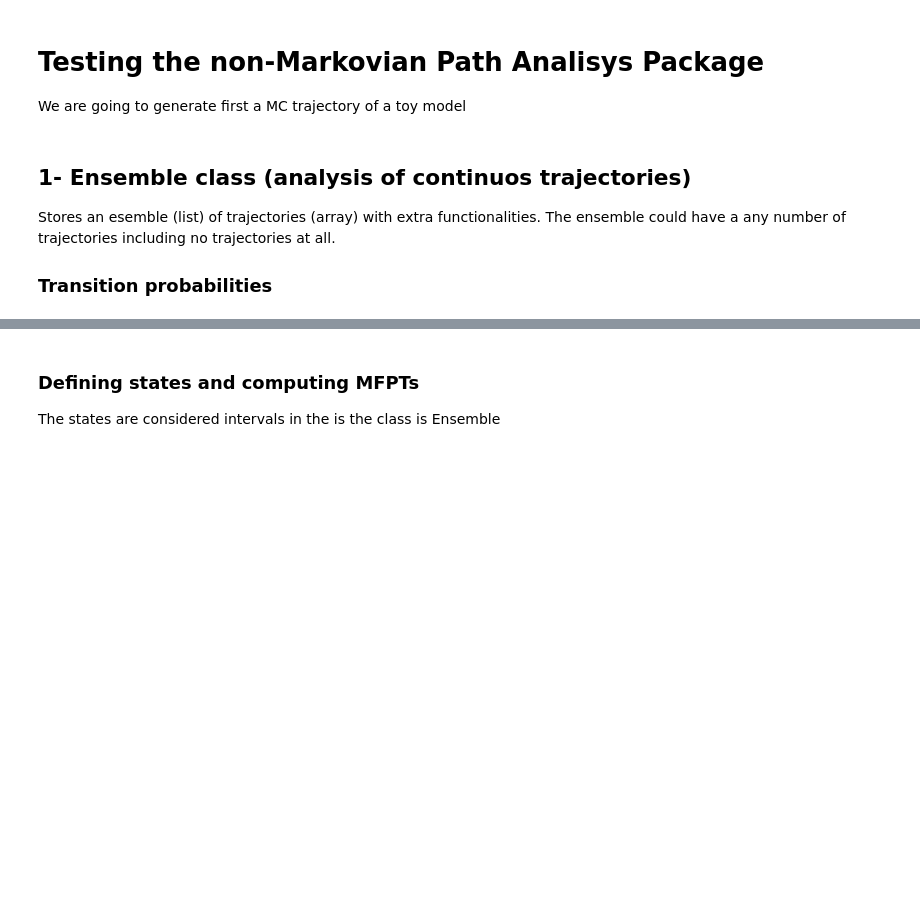
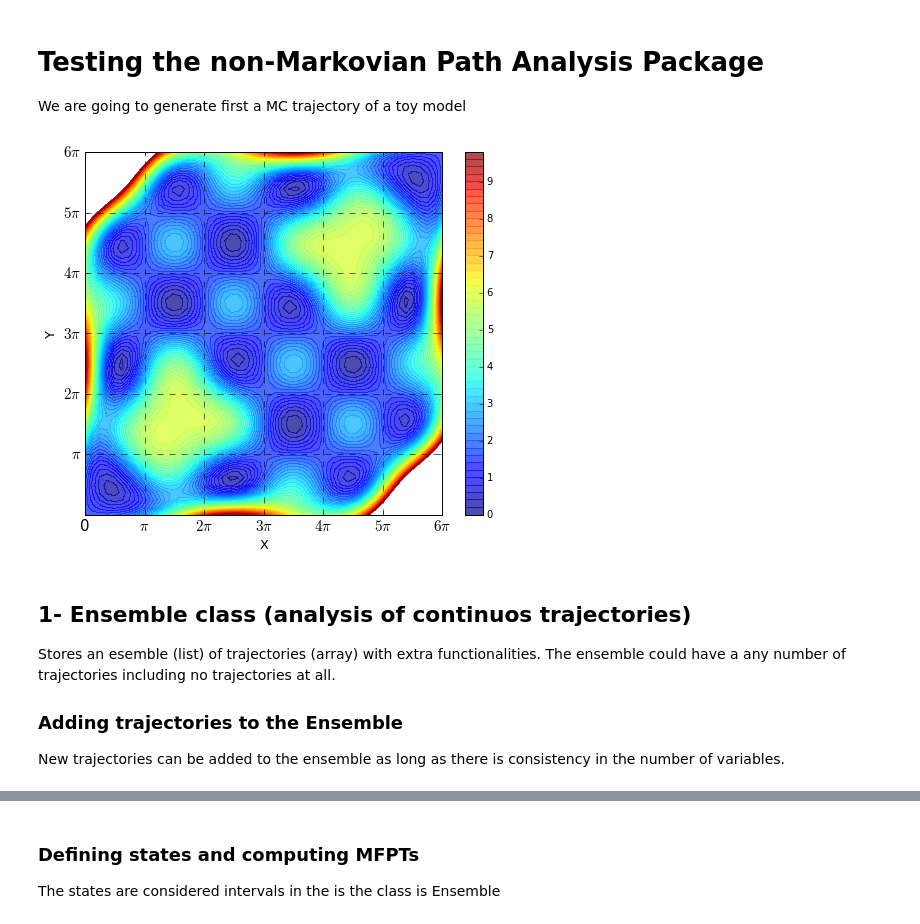
Before and after one commit to ZuckermanLab/NMpathAnalysis, a Jupyter notebook: nm_path_analysis_testing.ipynb, the cells around one changed output, grey strips where cells are left out. Cells and saved outputs as stored; diff of their text form; code cells hidden in the pictures; blank space fills up the shorter version.

```diff
--- a/nm_path_analysis_testing.ipynb
+++ b/nm_path_analysis_testing.ipynb
@@ -1,5 +1,5 @@
 # %% [markdown]
-# Testing the non-Markovian Path Analisys Package
+# Testing the non-Markovian Path Analysis Package
 
 We are going to generate first a MC trajectory of a toy model
 # %%
@@ -10,2 +23,43 @@ from src.ensemble import *
+# %%
+def plot_traj(list_of_trajs, discrete=[False],color='k',line_width=0.5):
+
+    xlist = np.linspace(0,6*pi)
+    ylist = np.linspace(0,6*pi)
+    X,Y = np.meshgrid(xlist, ylist)
+
+    Z = np.array([[energy(X[i,j],Y[i,j]) for i in range(len(X))] for j in range(len(X))])
+
+    plt.figure(figsize=(8,6.5))
+
+    #im = plt.imshow(Z,interpolation='bilinear',vmin = -5,vmax =5,cmap=cm.Spectral,alpha=0.5)
+    #plt.colorbar(im)
+
+    levels = list(np.arange(0, 10, 0.2))
+    plt.contourf(X, Y, Z,levels,linestyles = 'solid',cmap=cm.jet, alpha =0.7)
+
+    for i,element in enumerate(list_of_trajs):
+        if not discrete[i]:
+            plt.plot(element[0],element[1],color=color,linewidth=line_width)
+        else:
+            xi = np.array(element[0])
+            x_values = [pi*(int(element/6)+0.5+np.random.normal(0,0.1)) for element in xi]
+            y_values = [pi*(element%6+0.5+np.random.normal(0,0.1)) for element in xi]
+            plt.plot(x_values,y_values,color=color,linewidth=line_width)
+
+
+    plt.axis([0, 6*pi, 0, 6*pi])
+    plt.yticks([i*pi for i in range(7)],[' ','$\pi$','$2\pi$','$3\pi$','$4\pi$','$5\pi$','$6\pi$'],fontsize = 15)
+    plt.xticks([i*pi for i in range(7)],['0','$\pi$','$2\pi$','$3\pi$','$4\pi$','$5\pi$','$6\pi$'],fontsize = 15)
+    plt.xlabel('X', fontsize = 13)
+    plt.ylabel('Y', fontsize = 13)
+
+    plt.grid(linewidth = 1,linestyle='--',alpha=0.6)
+
+    plt.colorbar()
+    plt.show()
+# %%
+plot_traj([],[])
+# %% [output]
+[figure, added]
 # %%
 '''
@@ -37,4 +95,5 @@ mc_trajectory = mc_simulation(10000)
 
 Stores an esemble (list) of trajectories (array) with extra functionalities. The ensemble could have a any number of trajectories including no trajectories at all.
 
-### Transition probabilities
+### Adding trajectories to the Ensemble
+New trajectories can be added to the ensemble as long as there is consistency in the number of variables.
```
Also changed, not shown: parts of 27 cells of this notebook, 5 other files.
